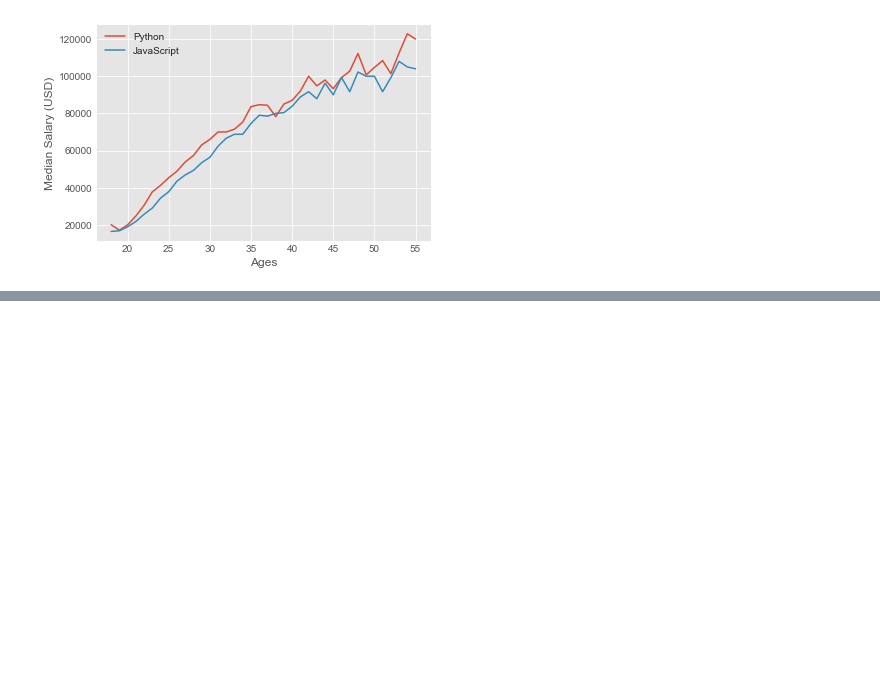
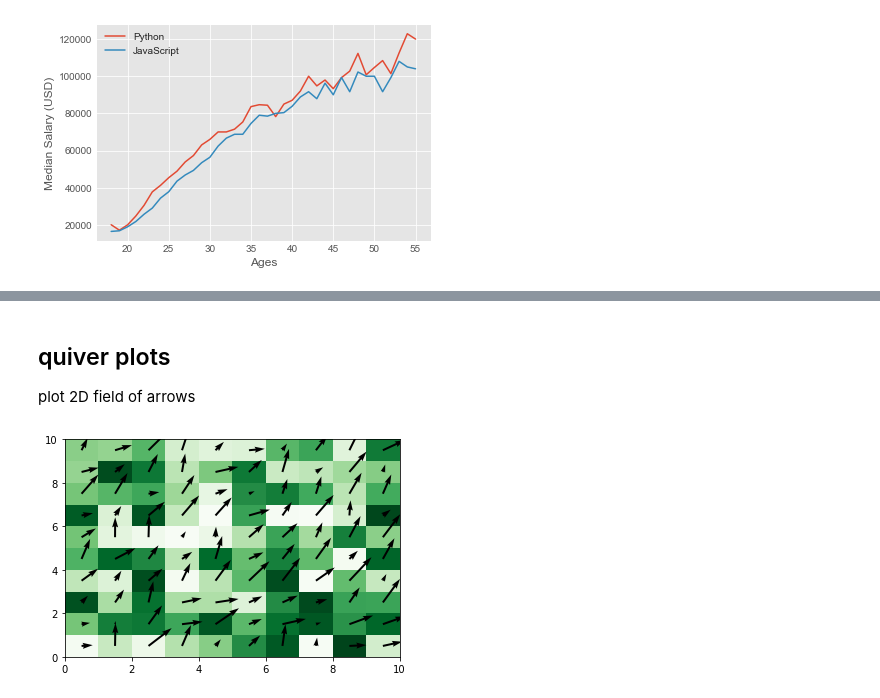
Before and after one commit to SathvikJoel/VisualizationTools, a Jupyter notebook: Matplotlib/Viz-1.ipynb, the cells around one changed output, grey strips where cells are left out. Cells and saved outputs as stored; diff of their text form; code cells hidden in the pictures; blank space fills up the shorter version.

```diff
--- a/Matplotlib/Viz-1.ipynb
+++ b/Matplotlib/Viz-1.ipynb
@@ -1074,0 +1083,11 @@ fig2.savefig('fig2.png')
+# %% [markdown]
+## quiver plots
+
+plot 2D field of arrows
+# %%
+plt.pcolormesh(np.random.rand(10,10), cmap = 'Greens', linewidths = 2)
+idx = np.indices((10,10))
+plt.quiver(idx[0].ravel() + 0.5, idx[1].ravel() + 0.5, np.random.rand(10,10).ravel(), np.random.rand(10,10).ravel())
+plt.show()
+# %% [output]
+[figure, added]
```
Also changed, not shown: parts of 7 cells of this notebook, 6 other files.
